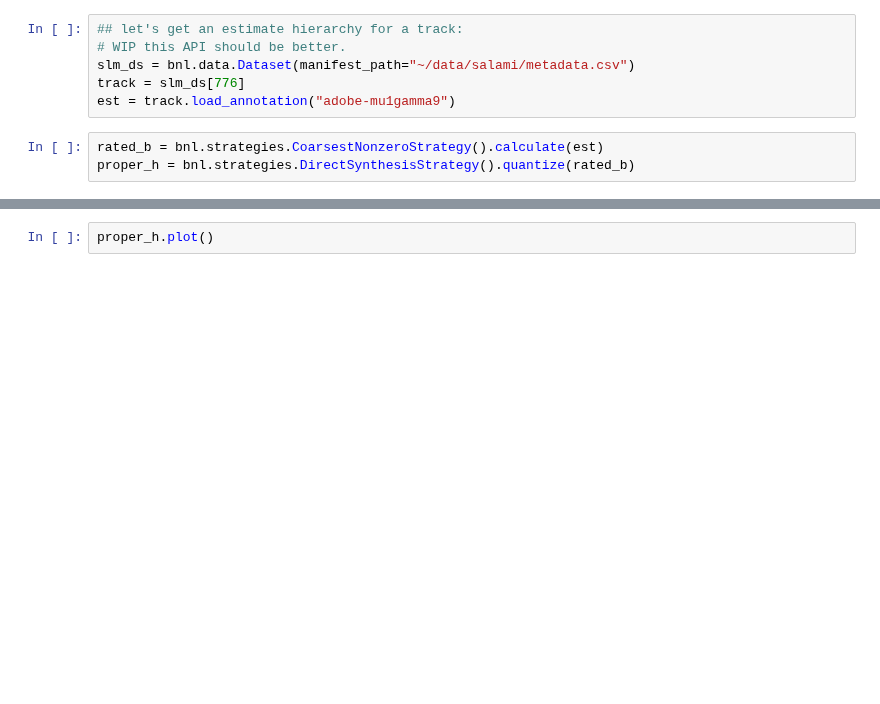
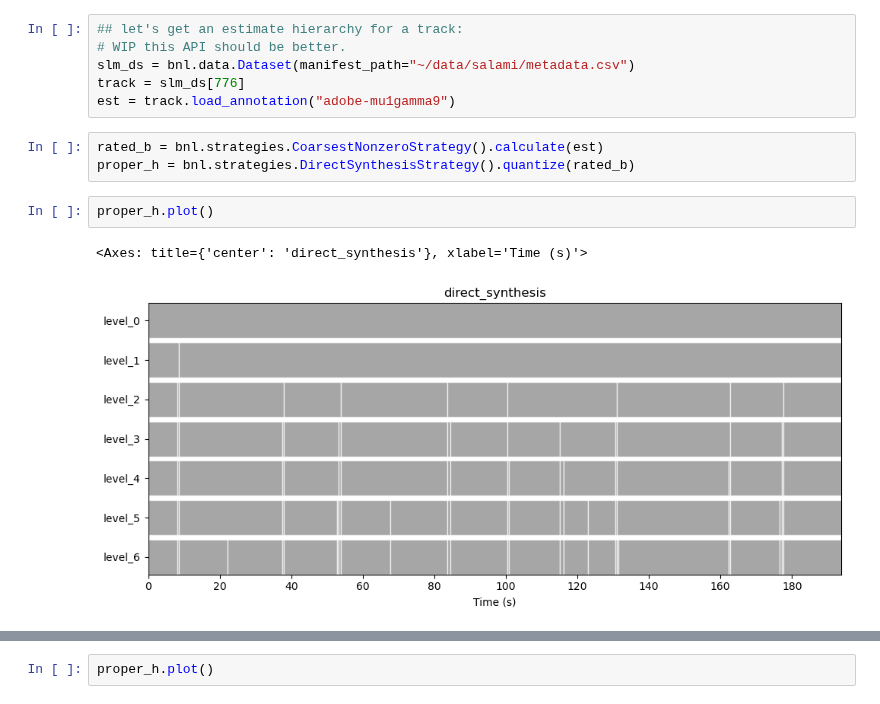
Before and after one commit to tomxi/bnl, a Jupyter notebook: notebooks/development.ipynb, the cells around one changed output, grey strips where cells are left out. Drawn from its saved outputs; the diff is of its cells as text; blank space fills up the shorter version.

```diff
--- a/notebooks/development.ipynb
+++ b/notebooks/development.ipynb
@@ -25,6 +25,11 @@ est = track.load_annotation("adobe-mu1gamma9")
 # %%
 rated_b = bnl.strategies.CoarsestNonzeroStrategy().calculate(est)
 proper_h = bnl.strategies.DirectSynthesisStrategy().quantize(rated_b)
+# %%
+proper_h.plot()
+# %% [output]
+<Axes: title={'center': 'direct_synthesis'}, xlabel='Time (s)'>
+[figure, added]
 # %%
 est.plot()
 # %% [output]
```
Also changed, not shown: parts of 2 cells of this notebook, 2 other files.
